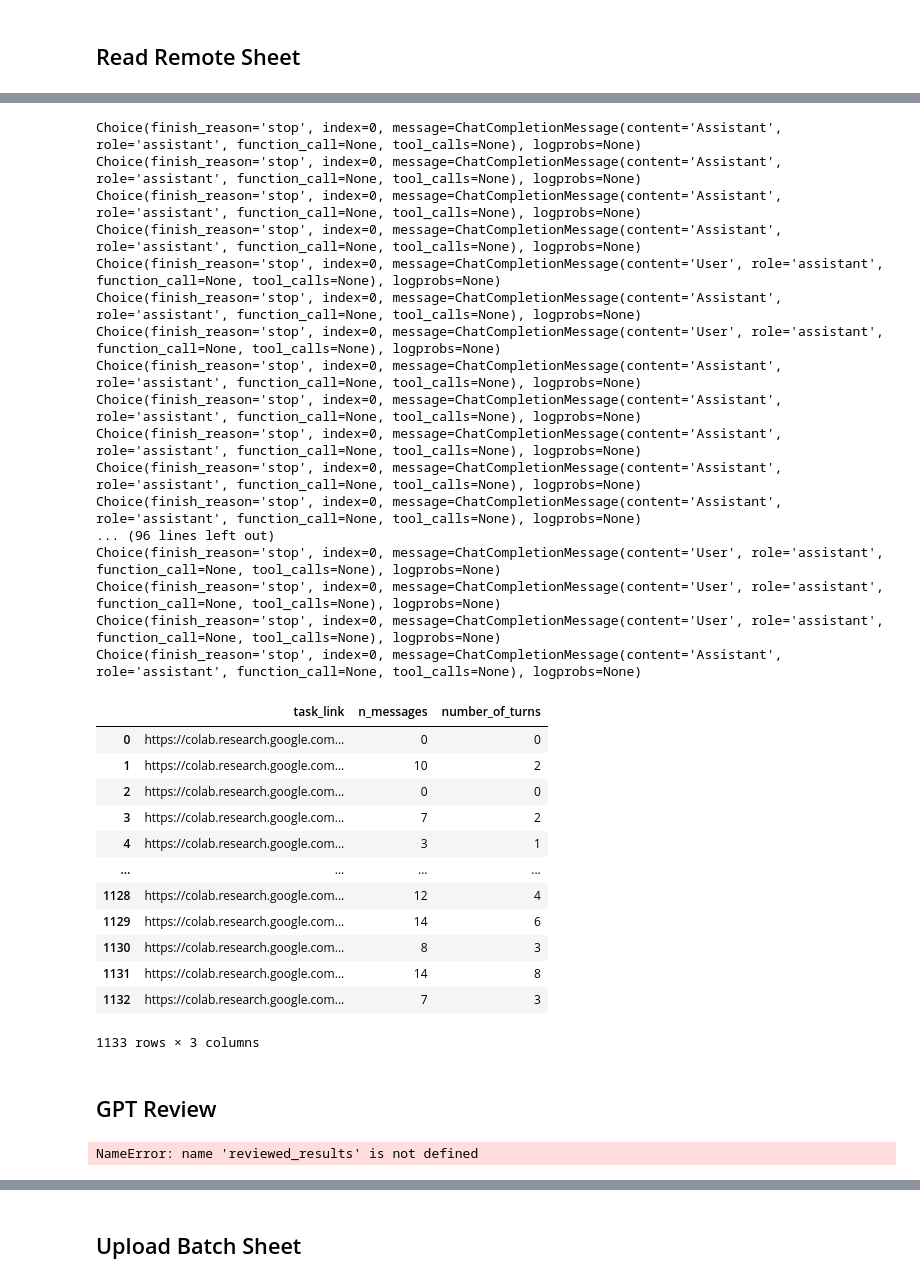
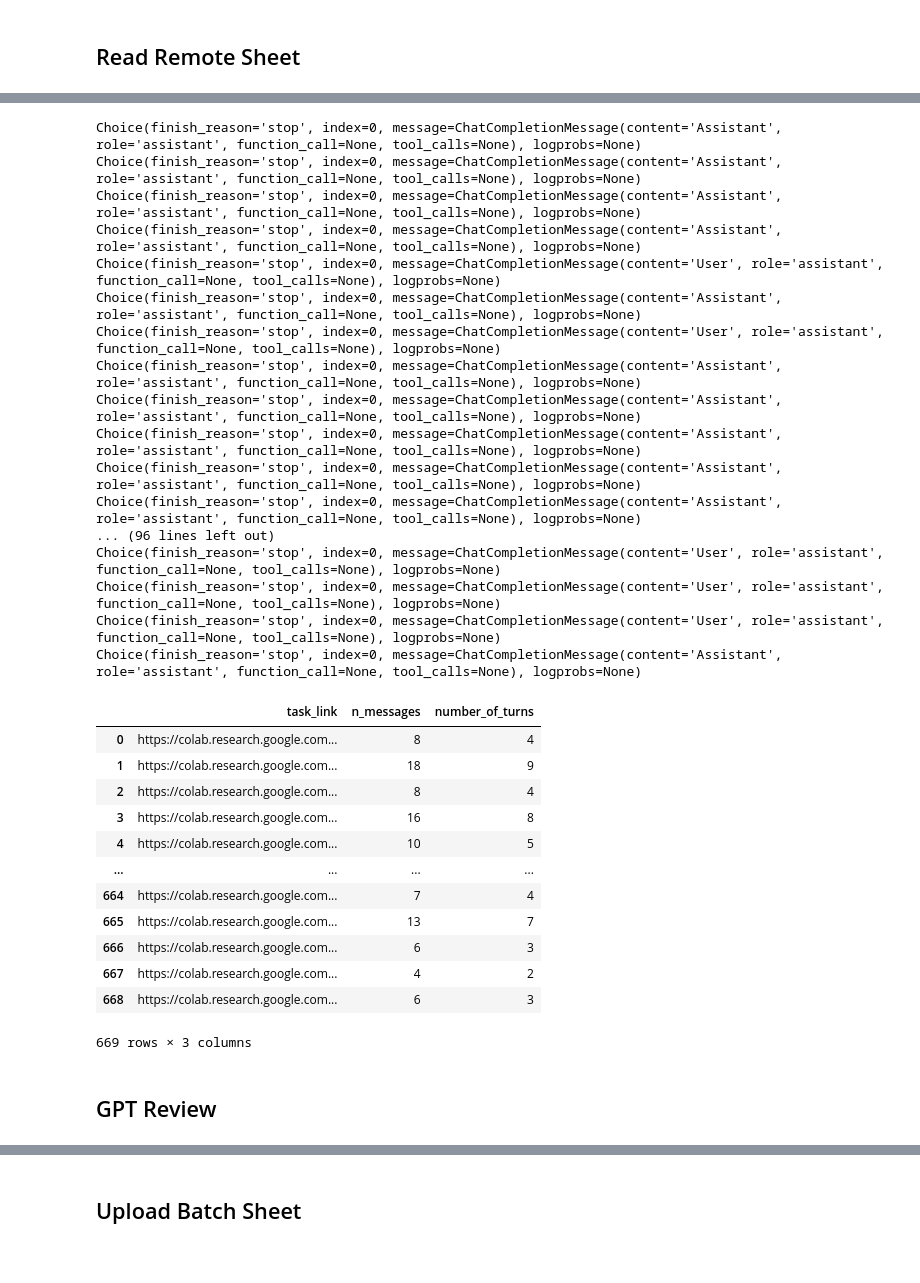
Before and after one commit to leJOEndary/character_tasks, a Jupyter notebook: operations/delivery/delivery_4.ipynb, the cells around one changed output, grey strips where cells are left out. Cells and saved outputs as stored; diff of their text form; code cells hidden in the pictures.

```diff
--- a/operations/delivery/delivery_4.ipynb
+++ b/operations/delivery/delivery_4.ipynb
@@ -177,15 +271,22 @@ for sheet_name in included_sheet_names:
     progress_batches.append(bdf)
     print(bdf.shape)
 
+tool_df = extract_tool_data()
+tool_df = format_tool_export_for_sheet_parity(tool_df)
+progress_batches.append(tool_df)
+
+
 df = pd.concat(progress_batches, ignore_index=True)
 completed_df = df[df["completion_status"] == "Done"]
 completed_df = completed_df.drop_duplicates(subset=["task_link"])
 
 delivered = pd.concat([
-    download_sheet_as_df(service_account_file, delivery_sheet_id, "Batch 1"),
-    download_sheet_as_df(service_account_file, delivery_sheet_id, "Batch 2"),
-    download_sheet_as_df(service_account_file, delivery_sheet_id, "Batch 3"),
-    download_sheet_as_df(service_account_file, delivery_sheet_id, "Batch 4"),
+    download_sheet_as_df(service_account_file, delivery_sheet_id, "Batch 5"),
+    download_sheet_as_df(service_account_file, delivery_sheet_id, "Batch 6"),
+    download_sheet_as_df(service_account_file, delivery_sheet_id, "Batch 7"),
+    download_sheet_as_df(service_account_file, delivery_sheet_id, "Batch 8"),
+    download_sheet_as_df(service_account_file, delivery_sheet_id, "Batch 9"),
+    download_sheet_as_df(service_account_file, delivery_sheet_id, "Batch 10"),
 ], ignore_index=True)
 
 
@@ -203,15 +316,22 @@ notebooks = []
 results = []
 
 def process_task_link(task_link):
-    notebook = get_colab_notebook(task_link, service_account_file)
-    parsed_notebook = notebook_parser(notebook)
-    parsed_messages = parsed_notebook["messages"]
-    number_of_turns = get_number_of_turns(parsed_messages)
-    return parsed_notebook, {
-        "task_link": task_link,
-        "n_messages": len(parsed_messages),
-        "number_of_turns": number_of_turns,
-    }
+    try:
+        notebook = get_colab_notebook(task_link, service_account_file)
+        parsed_notebook = notebook_parser(notebook)
+        parsed_messages = parsed_notebook["messages"]
+        number_of_turns = get_number_of_turns(parsed_messages)
+        return parsed_notebook, {
+            "task_link": task_link,
+            "n_messages": len(parsed_messages),
+            "number_of_turns": number_of_turns,
+        }
+    except Exception as e:
+
+        return None, {
+            "task_link": task_link,
+            "error": str(e)
+        }
 
 with ThreadPoolExecutor(max_workers=20) as executor:
     futures = [executor.submit(process_task_link, task_link) for task_link in completed_to_be_delivered_df["task_link"].tolist()]
@@ -241,35 +361,35 @@ Choice(finish_reason='stop', index=0, message=ChatCompletionMessage(content='Use
 Choice(finish_reason='stop', index=0, message=ChatCompletionMessage(content='User', role='assistant', function_call=None, tool_calls=None), logprobs=None)
 Choice(finish_reason='stop', index=0, message=ChatCompletionMessage(content='User', role='assistant', function_call=None, tool_calls=None), logprobs=None)
 Choice(finish_reason='stop', index=0, message=ChatCompletionMessage(content='Assistant', role='assistant', function_call=None, tool_calls=None), logprobs=None)
 Choice(finish_reason='stop', index=0, message=ChatCompletionMessage(content='Assistant', role='assistant', function_call=None, tool_calls=None), logprobs=None)
 Choice(finish_reason='stop', index=0, message=ChatCompletionMessage(content='Assistant', role='assistant', function_call=None, tool_calls=None), logprobs=None)
 Choice(finish_reason='stop', index=0, message=ChatCompletionMessage(content='Assistant', role='assistant', function_call=None, tool_calls=None), logprobs=None)
 Choice(finish_reason='stop', index=0, message=ChatCompletionMessage(content='Assistant', role='assistant', function_call=None, tool_calls=None), logprobs=None)
 Choice(finish_reason='stop', index=0, message=ChatCompletionMessage(content='User', role='assistant', function_call=None, tool_calls=None), logprobs=None)
 Choice(finish_reason='stop', index=0, message=ChatCompletionMessage(content='Assistant', role='assistant', function_call=None, tool_calls=None), logprobs=None)
 Choice(finish_reason='stop', index=0, message=ChatCompletionMessage(content='User', role='assistant', function_call=None, tool_calls=None), logprobs=None)
 Choice(finish_reason='stop', index=0, message=ChatCompletionMessage(content='Assistant', role='assistant', function_call=None, tool_calls=None), logprobs=None)
 Choice(finish_reason='stop', index=0, message=ChatCompletionMessage(content='Assistant', role='assistant', function_call=None, tool_calls=None), logprobs=None)
 Choice(finish_reason='stop', index=0, message=ChatCompletionMessage(content='Assistant', role='assistant', function_call=None, tool_calls=None), logprobs=None)
 Choice(finish_reason='stop', index=0, message=ChatCompletionMessage(content='Assistant', role='assistant', function_call=None, tool_calls=None), logprobs=None)
 Choice(finish_reason='stop', index=0, message=ChatCompletionMessage(content='Assistant', role='assistant', function_call=None, tool_calls=None), logprobs=None)
 ... (96 lines left out)
 Choice(finish_reason='stop', index=0, message=ChatCompletionMessage(content='User', role='assistant', function_call=None, tool_calls=None), logprobs=None)
 Choice(finish_reason='stop', index=0, message=ChatCompletionMessage(content='User', role='assistant', function_call=None, tool_calls=None), logprobs=None)
 Choice(finish_reason='stop', index=0, message=ChatCompletionMessage(content='User', role='assistant', function_call=None, tool_calls=None), logprobs=None)
 Choice(finish_reason='stop', index=0, message=ChatCompletionMessage(content='Assistant', role='assistant', function_call=None, tool_calls=None), logprobs=None)
 |  | task_link | n_messages | number_of_turns |
-| 0 | https://colab.research.google.com... | 0 | 0 |
-| 1 | https://colab.research.google.com... | 10 | 2 |
-| 2 | https://colab.research.google.com... | 0 | 0 |
-| 3 | https://colab.research.google.com... | 7 | 2 |
-| 4 | https://colab.research.google.com... | 3 | 1 |
+| 0 | https://colab.research.google.com... | 8 | 4 |
+| 1 | https://colab.research.google.com... | 18 | 9 |
+| 2 | https://colab.research.google.com... | 8 | 4 |
+| 3 | https://colab.research.google.com... | 16 | 8 |
+| 4 | https://colab.research.google.com... | 10 | 5 |
 | ... | ... | ... | ... |
-| 1128 | https://colab.research.google.com... | 12 | 4 |
-| 1129 | https://colab.research.google.com... | 14 | 6 |
-| 1130 | https://colab.research.google.com... | 8 | 3 |
-| 1131 | https://colab.research.google.com... | 14 | 8 |
-| 1132 | https://colab.research.google.com... | 7 | 3 |
+| 664 | https://colab.research.google.com... | 7 | 4 |
+| 665 | https://colab.research.google.com... | 13 | 7 |
+| 666 | https://colab.research.google.com... | 6 | 3 |
+| 667 | https://colab.research.google.com... | 4 | 2 |
+| 668 | https://colab.research.google.com... | 6 | 3 |
-1133 rows × 3 columns
+669 rows × 3 columns
 # %% [markdown]
 ## GPT Review
@@ -456,13 +597,3 @@ with tqdm(total=len(results), desc="Processing notebooks") as pbar:
             if r is not None:
                 reviewed_results.append(r)
             pbar.update(1)
-# %%
-import json
-
-with open("batch_5_parsed_reviewed.json", "w") as f:
-    json.dump(reviewed_results, f, indent=4)
-
-with open("batch_5_parsed_reviewed.json", "r") as f:
-    reviewed_results = json.load(f)
-# %% [output]
-NameError: name 'reviewed_results' is not defined
```
Also changed, not shown: parts of 28 cells of this notebook, 2 other files.
